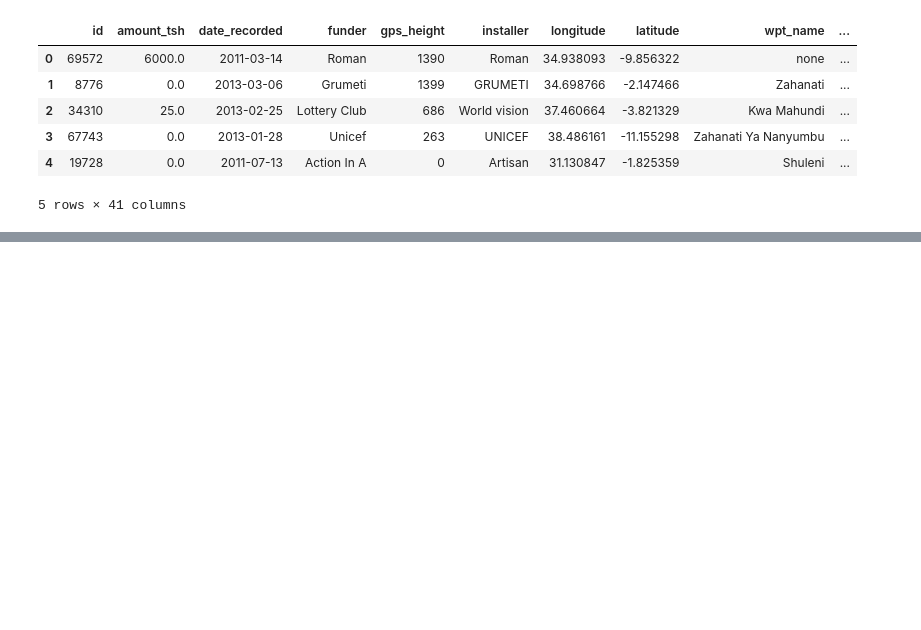
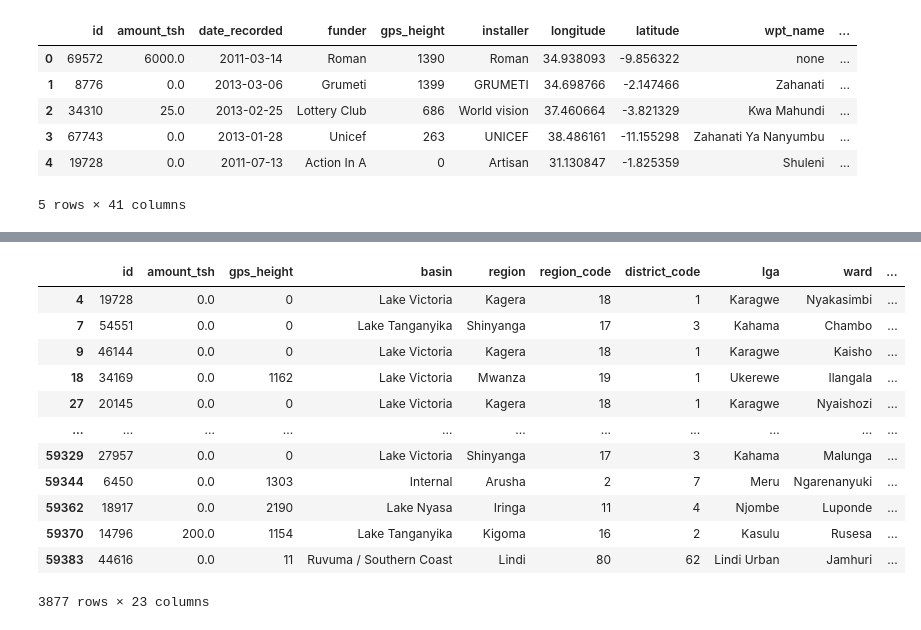
Before and after one commit to wasih790/Project_3_Tanzanian_Water_Wells, a Jupyter notebook: Looking at the Datasets.ipynb, the cells around one changed output, grey strips where cells are left out. Cells and saved outputs as stored; diff of their text form; code cells hidden in the pictures; blank space fills up the shorter version.

```diff
--- a/Looking at the Datasets.ipynb
+++ b/Looking at the Datasets.ipynb
@@ -42,0 +116,8 @@ df.head()
+# %%
+pred_uncol = ['date_recorded','funder','installer','longitude','latitude','wpt_name','num_private','subvillage',
+             'public_meeting','recorded_by','scheme_name',
+             'extraction_type','management','payment','water_quality','source_type',
+             'waterpoint_type_group','permit']
+# %%
+pred_df = df.drop(pred_uncol,axis=1)
+pred_df.head()
@@ -42,0 +152,16 @@ df.head()
+# %%
+pred_df[pred_df.isna().any(axis=1)]
+# %% [output]
+|  | id | amount_tsh | gps_height | basin | region | region_code | district_code | lga | ward | ... |
+| 4 | 19728 | 0.0 | 0 | Lake Victoria | Kagera | 18 | 1 | Karagwe | Nyakasimbi | ... |
+| 7 | 54551 | 0.0 | 0 | Lake Tanganyika | Shinyanga | 17 | 3 | Kahama | Chambo | ... |
+| 9 | 46144 | 0.0 | 0 | Lake Victoria | Kagera | 18 | 1 | Karagwe | Kaisho | ... |
+| 18 | 34169 | 0.0 | 1162 | Lake Victoria | Mwanza | 19 | 1 | Ukerewe | Ilangala | ... |
+| 27 | 20145 | 0.0 | 0 | Lake Victoria | Kagera | 18 | 1 | Karagwe | Nyaishozi | ... |
+| ... | ... | ... | ... | ... | ... | ... | ... | ... | ... | ... |
+| 59329 | 27957 | 0.0 | 0 | Lake Victoria | Shinyanga | 17 | 3 | Kahama | Malunga | ... |
+| 59344 | 6450 | 0.0 | 1303 | Internal | Arusha | 2 | 7 | Meru | Ngarenanyuki | ... |
+| 59362 | 18917 | 0.0 | 2190 | Lake Nyasa | Iringa | 11 | 4 | Njombe | Luponde | ... |
+| 59370 | 14796 | 200.0 | 1154 | Lake Tanganyika | Kigoma | 16 | 2 | Kasulu | Rusesa | ... |
+| 59383 | 44616 | 0.0 | 11 | Ruvuma / Southern Coast | Lindi | 80 | 62 | Lindi Urban | Jamhuri | ... |
+3877 rows × 23 columns
```
Also changed, not shown: parts of 11 cells of this notebook, 1 other file.
